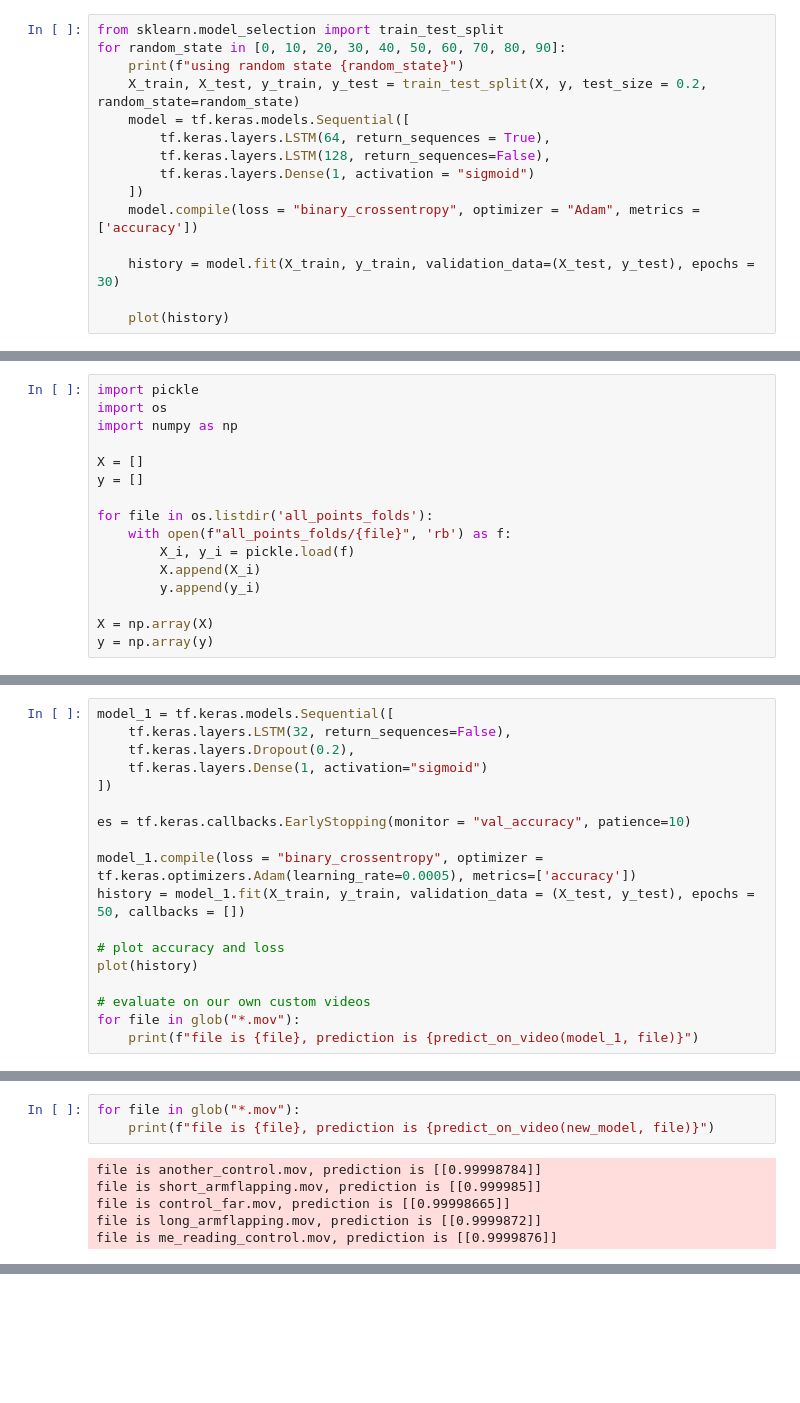
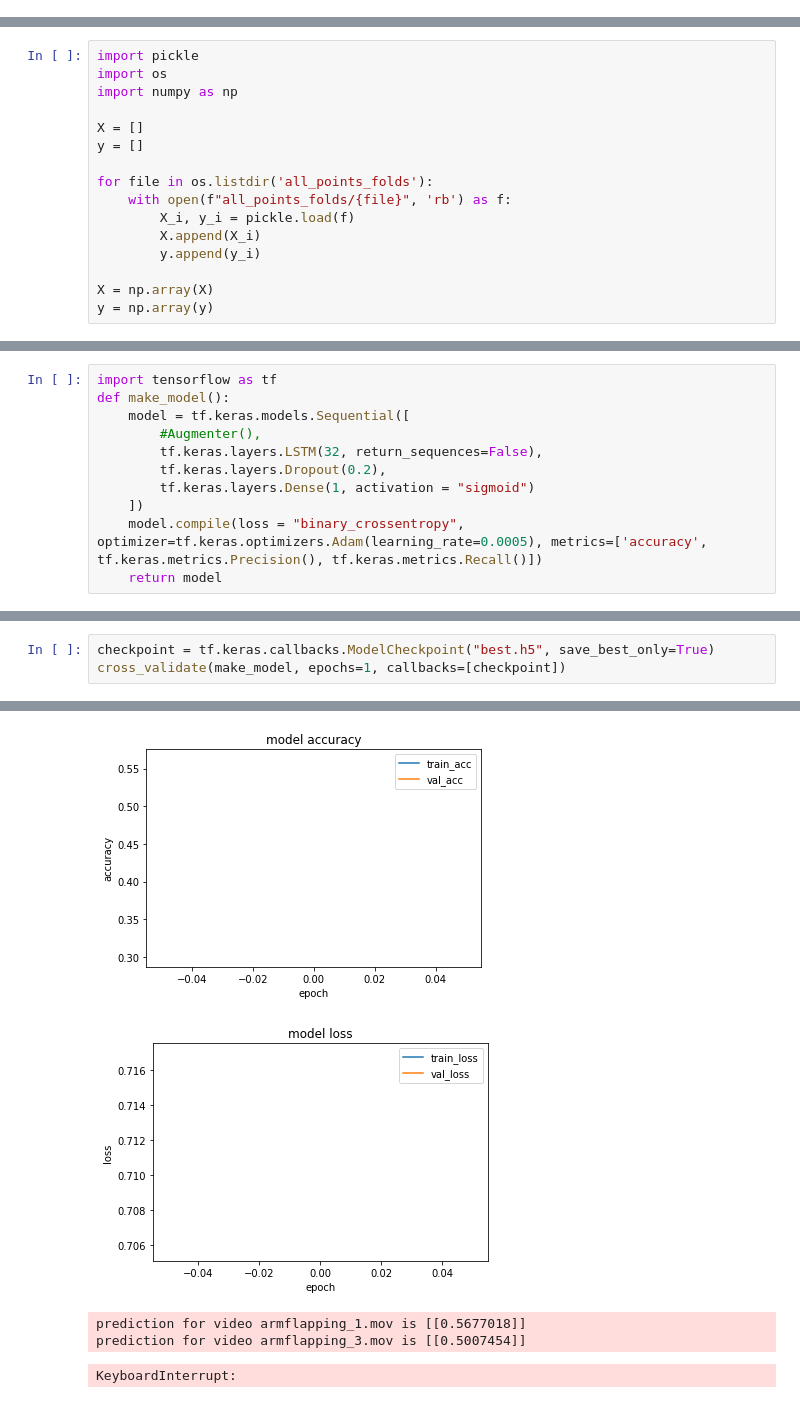
Before and after one commit to anish-lakkapragada/Hand-Classification-For-Autism-Diagnosis, a Jupyter notebook: Hand Flapping Classifier_2.ipynb, the cells around one changed output, grey strips where cells are left out. Cells and saved outputs as stored; diff of their text form; blank space fills up the shorter version.

```diff
--- a/Hand Flapping Classifier_2.ipynb
+++ b/Hand Flapping Classifier_2.ipynb
@@ -542,15 +361,0 @@ KeyboardInterrupt:
-# %%
-from sklearn.model_selection import train_test_split
-for random_state in [0, 10, 20, 30, 40, 50, 60, 70, 80, 90]:
-    print(f"using random state {random_state}")
-    X_train, X_test, y_train, y_test = train_test_split(X, y, test_size = 0.2, random_state=random_state)
-    model = tf.keras.models.Sequential([
-        tf.keras.layers.LSTM(64, return_sequences = True),
-        tf.keras.layers.LSTM(128, return_sequences=False),
-        tf.keras.layers.Dense(1, activation = "sigmoid")
-    ])
-    model.compile(loss = "binary_crossentropy", optimizer = "Adam", metrics = ['accuracy'])
-
-    history = model.fit(X_train, y_train, validation_data=(X_test, y_test), epochs = 30)
-
-    plot(history)
@@ -888,18 +458,11 @@ def ensemble_val_acc(models, X_test, y_test):
 # %%
-model_1 = tf.keras.models.Sequential([
-    tf.keras.layers.LSTM(32, return_sequences=False),
-    tf.keras.layers.Dropout(0.2),
-    tf.keras.layers.Dense(1, activation="sigmoid")
-])
-
-es = tf.keras.callbacks.EarlyStopping(monitor = "val_accuracy", patience=10)
-
-model_1.compile(loss = "binary_crossentropy", optimizer = tf.keras.optimizers.Adam(learning_rate=0.0005), metrics=['accuracy'])
-history = model_1.fit(X_train, y_train, validation_data = (X_test, y_test), epochs = 50, callbacks = [])
-
-# plot accuracy and loss
-plot(history)
-
-# evaluate on our own custom videos
-for file in glob("*.mov"):
-    print(f"file is {file}, prediction is {predict_on_video(model_1, file)}")
+import tensorflow as tf
+def make_model():
+    model = tf.keras.models.Sequential([
+        #Augmenter(),
+        tf.keras.layers.LSTM(32, return_sequences=False),
+        tf.keras.layers.Dropout(0.2),
+        tf.keras.layers.Dense(1, activation = "sigmoid")
+    ])
+    model.compile(loss = "binary_crossentropy", optimizer=tf.keras.optimizers.Adam(learning_rate=0.0005), metrics=['accuracy', tf.keras.metrics.Precision(), tf.keras.metrics.Recall()])
+    return model
@@ -1189,9 +469,4 @@ new_model.evaluate(X_test, y_test)
-# %%
-for file in glob("*.mov"):
-    print(f"file is {file}, prediction is {predict_on_video(new_model, file)}")
-# %% [output]
-file is another_control.mov, prediction is [[0.99998784]]
-file is short_armflapping.mov, prediction is [[0.999985]]
-file is control_far.mov, prediction is [[0.99998665]]
-file is long_armflapping.mov, prediction is [[0.9999872]]
-file is me_reading_control.mov, prediction is [[0.9999876]]
+# %%
+checkpoint = tf.keras.callbacks.ModelCheckpoint("best.h5", save_best_only=True)
+cross_validate(make_model, epochs=1, callbacks=[checkpoint])
+# %% [output]
@@ -1197,0 +475,5 @@ file is me_reading_control.mov, prediction is [[0.9999876]]
+[figure, added]
+[figure, added]
+prediction for video armflapping_1.mov is [[0.5677018]]
+prediction for video armflapping_3.mov is [[0.5007454]]
+KeyboardInterrupt:
```
Also changed, not shown: parts of 30 cells of this notebook, 8 other files.
